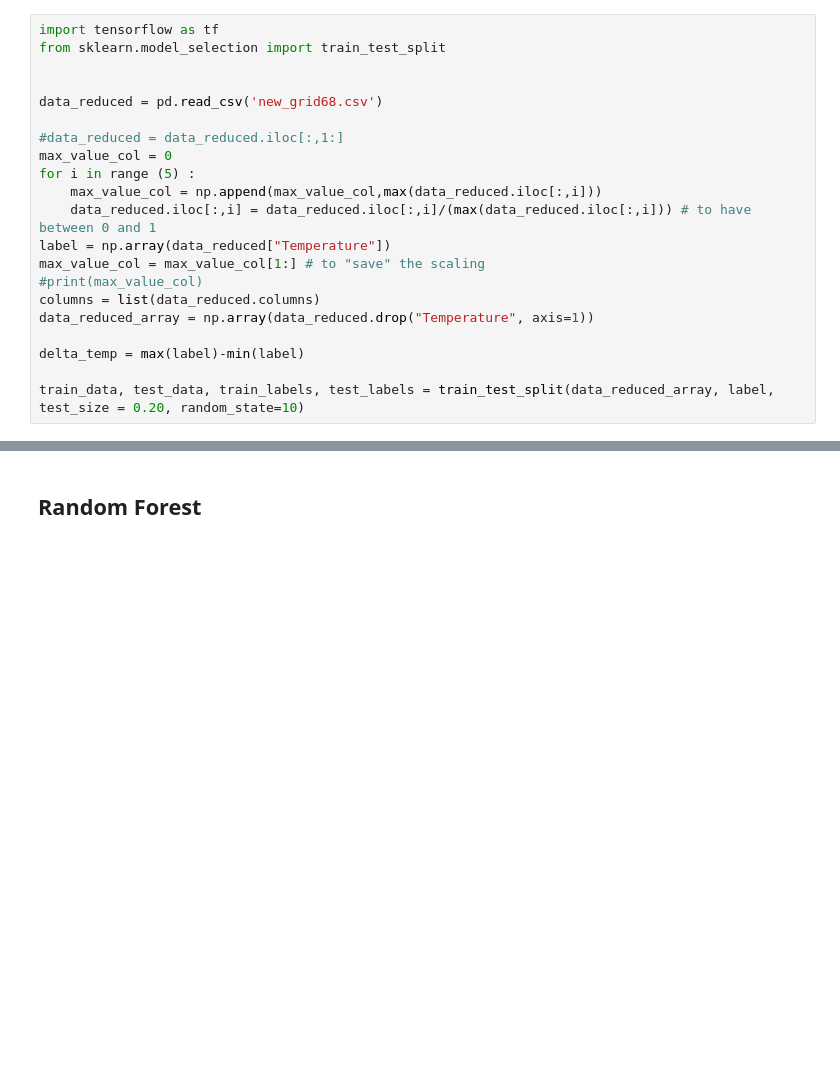
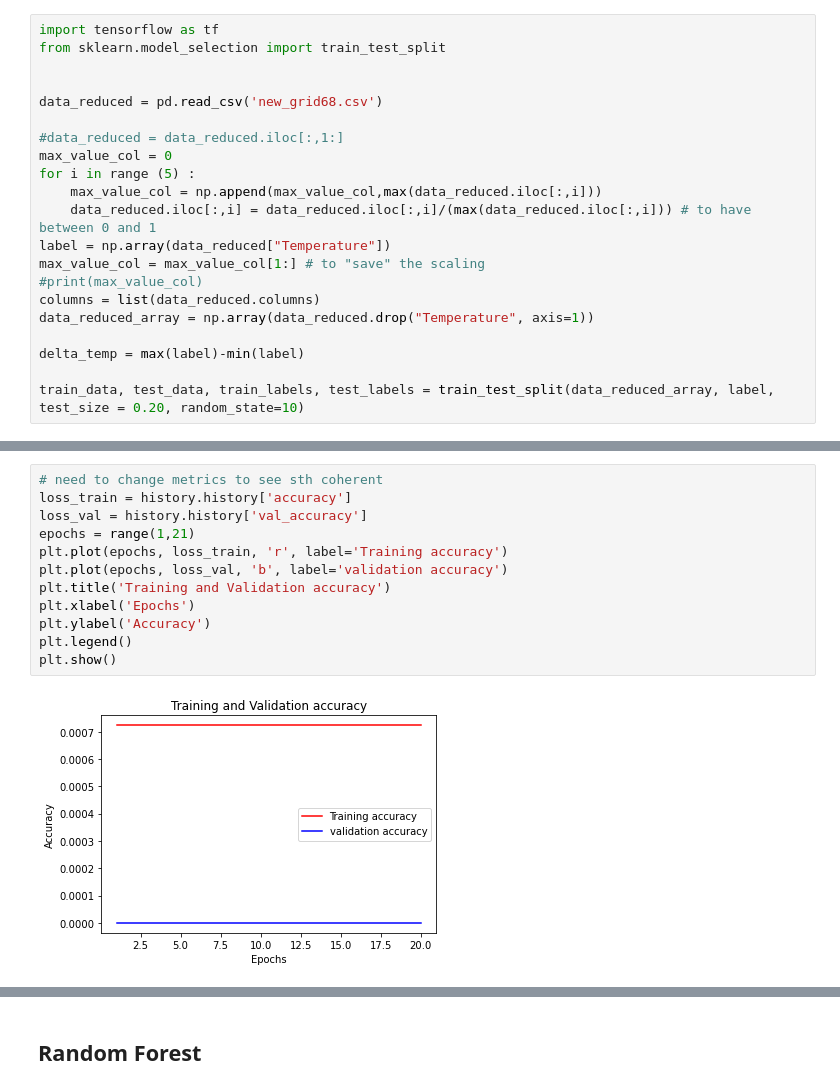
Before and after one commit to alesspiscopo/Data-Driven-MILD, a Jupyter notebook: PCA_grid.ipynb, the cells around one changed output, grey strips where cells are left out. Drawn from its saved outputs; the diff is of its cells as text; blank space fills up the shorter version.

```diff
--- a/PCA_grid.ipynb
+++ b/PCA_grid.ipynb
@@ -617,2 +684,16 @@ Epoch 20/20
+# %%
+# need to change metrics to see sth coherent
+loss_train = history.history['accuracy']
+loss_val = history.history['val_accuracy']
+epochs = range(1,21)
+plt.plot(epochs, loss_train, 'r', label='Training accuracy')
+plt.plot(epochs, loss_val, 'b', label='validation accuracy')
+plt.title('Training and Validation accuracy')
+plt.xlabel('Epochs')
+plt.ylabel('Accuracy')
+plt.legend()
+plt.show()
+# %% [output]
+[figure, added]
 # %%
 value = model.predict(test_data[:10])
```
Also changed, not shown: parts of 28 cells of this notebook.
